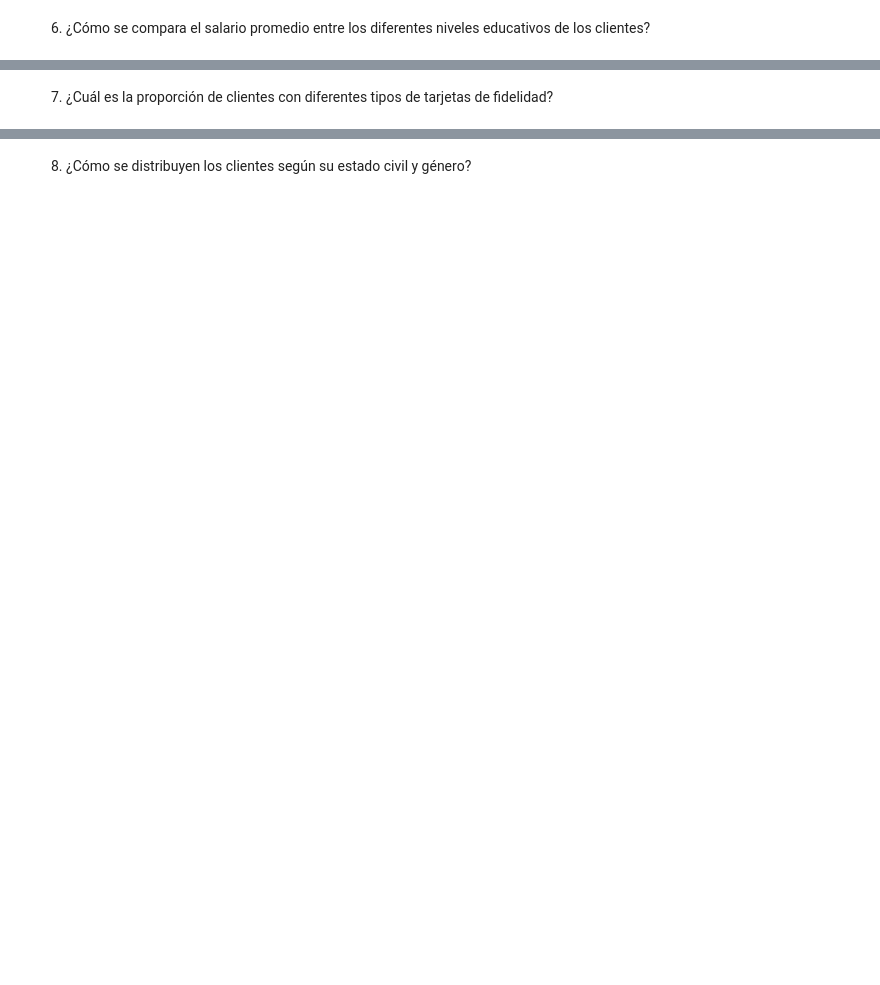
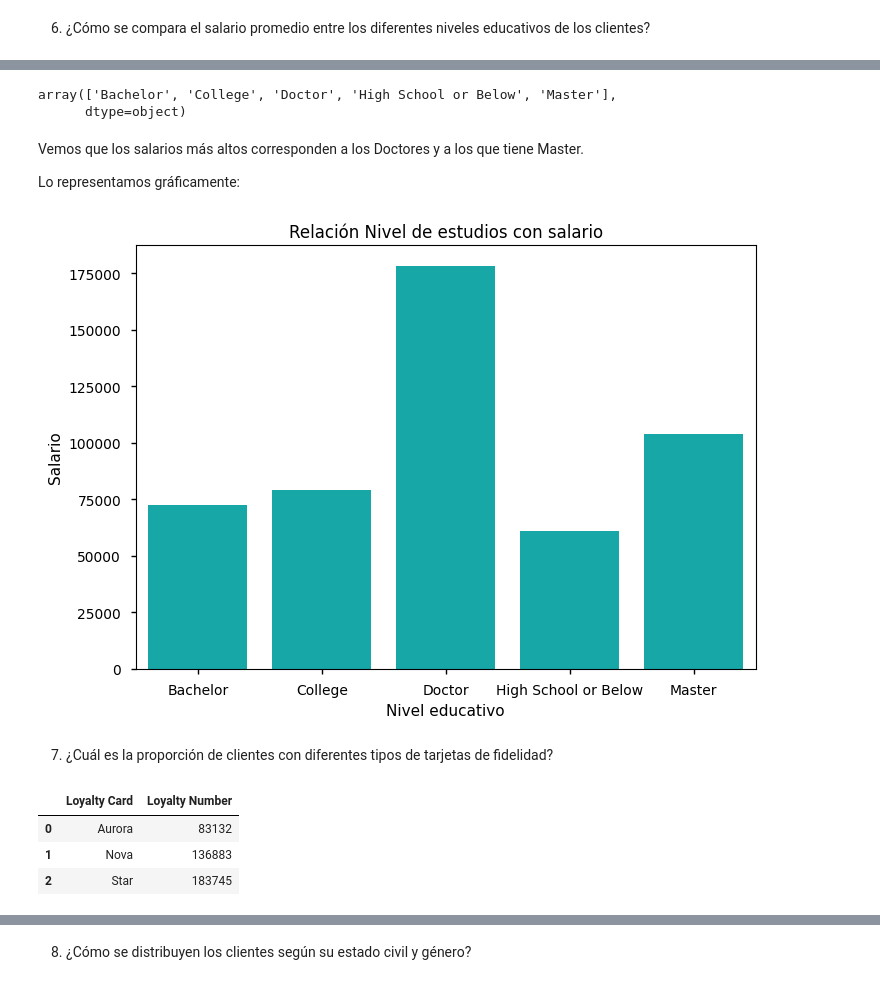
Before and after one commit to spinelf/Promo-H-DA-modulo3-evaluacion-final-SilviaPinel, a Jupyter notebook: Ejercicio_final_modulo3_SilviaPinel.ipynb, the cells around one changed output, grey strips where cells are left out. Drawn from its saved outputs; the diff is of its cells as text; code cells hidden in the pictures; blank space fills up the shorter version.

```diff
--- a/Ejercicio_final_modulo3_SilviaPinel.ipynb
+++ b/Ejercicio_final_modulo3_SilviaPinel.ipynb
@@ -33,0 +711,3 @@ siguientes gráficas usando la mejor gráfica que consideres:
+# %%
+df_salario_educacion= df_customers_total.groupby("Education")["Salary"].mean().reset_index()
+display(df_salario_educacion)
@@ -34,2 +721,32 @@ siguientes gráficas usando la mejor gráfica que consideres:
+# %%
+df_salario_educacion["Education"].values
+# %% [output]
+array(['Bachelor', 'College', 'Doctor', 'High School or Below', 'Master'],
+      dtype=object)
+# %% [markdown]
+Vemos que los salarios más altos corresponden a los Doctores y a los que tiene Master.
+
+Lo representamos gráficamente:
+# %%
+sns.barplot(x = "Education",
+            y = "Salary",
+            data = df_salario_educacion,
+            color = "c",
+            order = ['Bachelor', 'College', 'Doctor', 'High School or Below', 'Master'])
+
+# cambiamos los nombres de los ejes
+plt.xlabel("Nivel educativo")
+plt.ylabel("Salario")
+plt.title("Relación Nivel de estudios con salario");
+# %% [output]
+[figure, added]
 # %% [markdown]
 7. ¿Cuál es la proporción de clientes con diferentes tipos de tarjetas de fidelidad?
+# %%
+Proporcion_clientes = df_customers_total.groupby("Loyalty Card")["Loyalty Number"].count().reset_index()
+display(Proporcion_clientes)
+# %% [output]
+|  | Loyalty Card | Loyalty Number |
+| 0 | Aurora | 83132 |
+| 1 | Nova | 136883 |
+| 2 | Star | 183745 |
```
Also changed, not shown: parts of 70 cells of this notebook, 19 other files.
